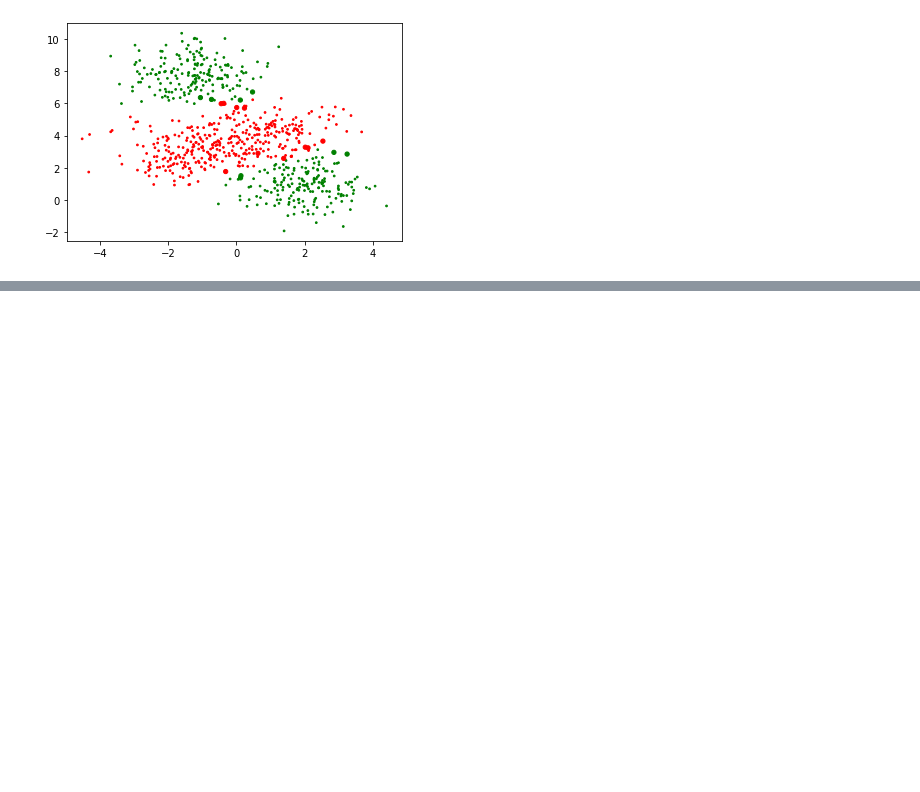
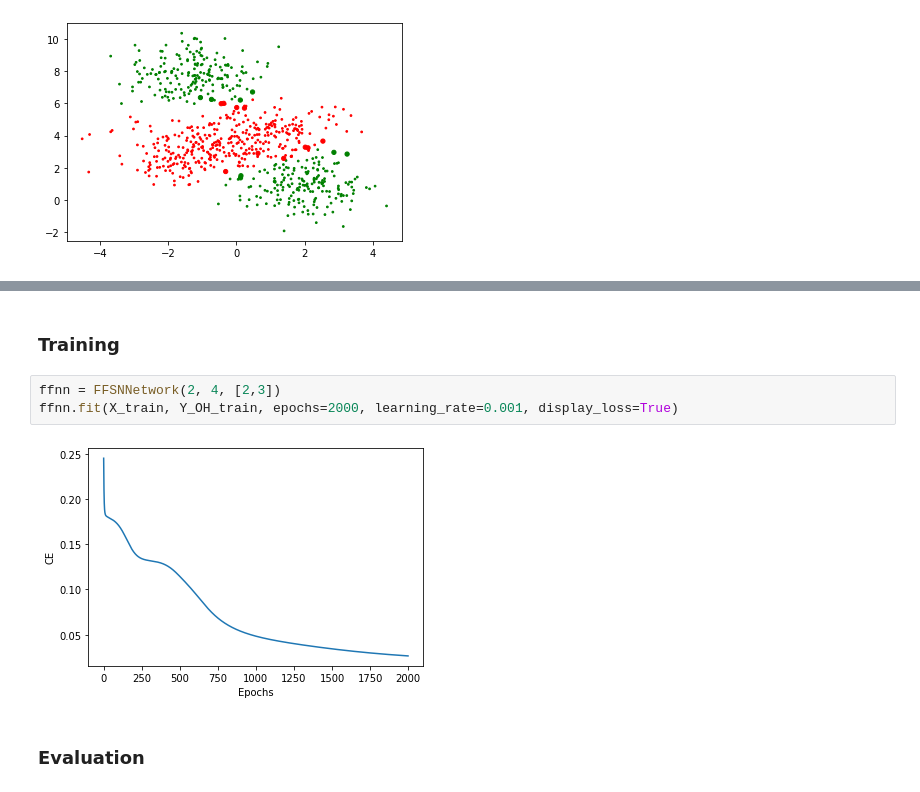
Before and after one commit to PavanReddy28/ML, a Jupyter notebook: Feedforward_NN.ipynb, the cells around one changed output, grey strips where cells are left out. Cells and saved outputs as stored; diff of their text form; blank space fills up the shorter version.

```diff
--- a/Feedforward_NN.ipynb
+++ b/Feedforward_NN.ipynb
@@ -276,0 +354,9 @@ plt.show()
+# %% [markdown]
+### Training
+# %%
+ffnn = FFSNNetwork(2, 4, [2,3])
+ffnn.fit(X_train, Y_OH_train, epochs=2000, learning_rate=0.001, display_loss=True)
+# %% [output]
+[figure, added]
+# %% [markdown]
+### Evaluation
```
Also changed, not shown: parts of 17 cells of this notebook.
